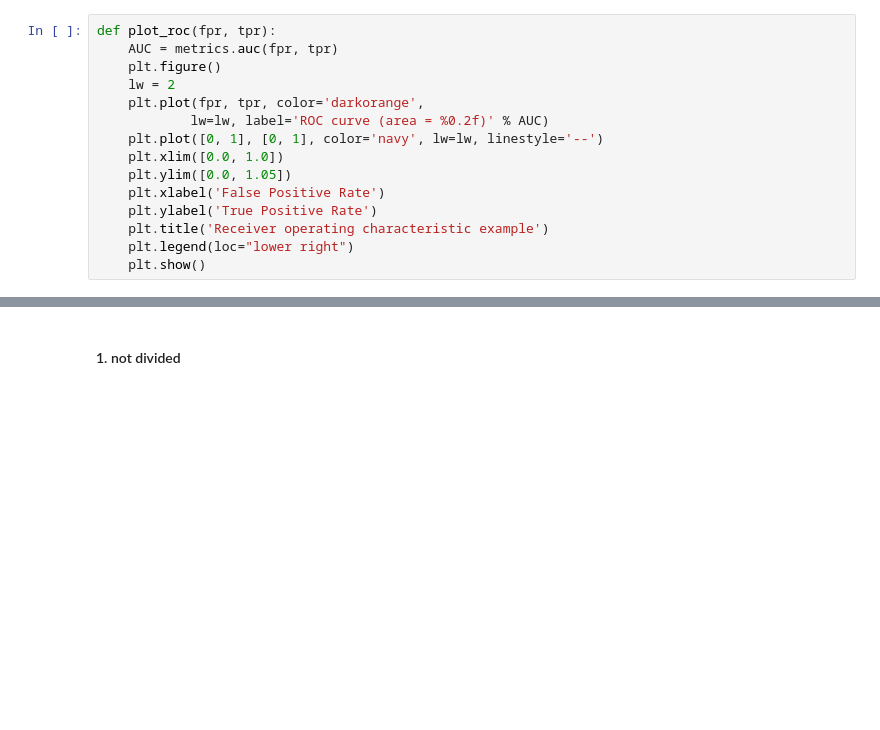
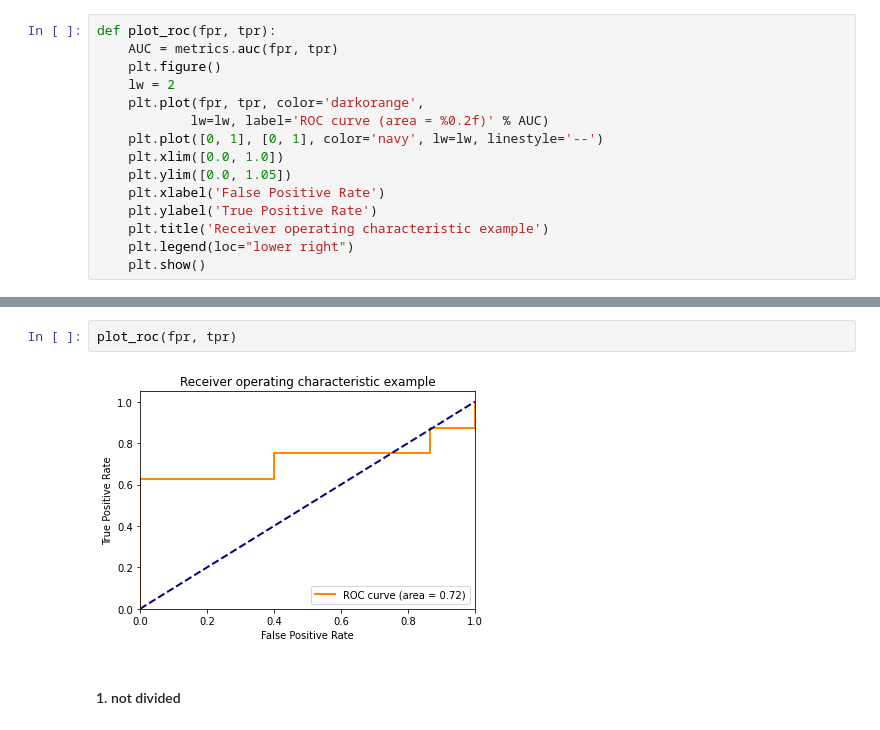
Before and after one commit to JinhyukP/motor_inspection, a Jupyter notebook: Training.ipynb, the cells around one changed output, grey strips where cells are left out. Saved outputs shown, nothing was run; the diff lists cells and outputs as text; blank space fills up the shorter version.

```diff
--- a/Training.ipynb
+++ b/Training.ipynb
@@ -117,3 +140,7 @@ def plot_roc(fpr, tpr):
+# %%
+plot_roc(fpr, tpr)
+# %% [output]
+[figure, added]
 # %% [markdown]
 #### 1. not divided
 # %%
```
Also changed, not shown: parts of 15 cells of this notebook.
